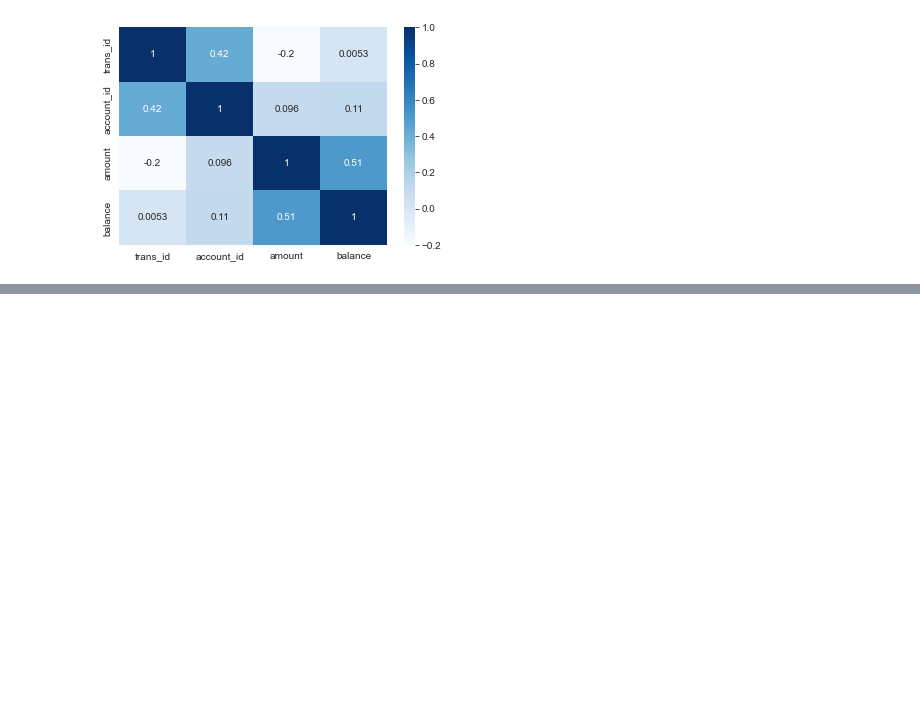
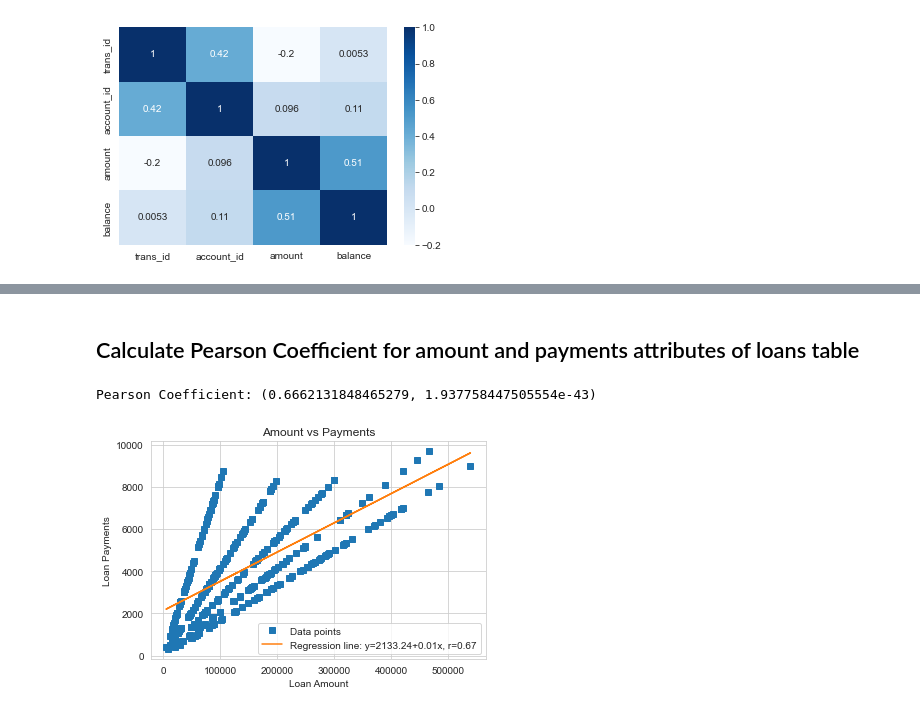
Before and after one commit to ruialves35/feup-ac, a Jupyter notebook: src/understanding/understanding.ipynb, the cells around one changed output, grey strips where cells are left out. Drawn from its saved outputs; the diff is of its cells as text; code cells hidden in the pictures; blank space fills up the shorter version.

```diff
--- a/src/understanding/understanding.ipynb
+++ b/src/understanding/understanding.ipynb
@@ -352,0 +382,15 @@ Correlation Matrix on transactions table:
+# %% [markdown]
+## Calculate Pearson Coefficient for amount and payments attributes of loans table
+# %%
+x = loan_data['amount']
+y = loan_data['payments']
+
+# calculate pearson coefficient between amount and balance attributes of transaction table
+slope, intercept, r, p, stderr = scipy.stats.linregress(x=x, y=y)
+line = f'Regression line: y={intercept:.2f}+{slope:.2f}x, r={r:.2f}'
+print(f"Pearson Coefficient: {scipy.stats.pearsonr(x, y)}")
+
+plot_pearson(x, y, 'Loan Amount', 'Loan Payments', line, 'Amount vs Payments', intercept, slope)
+# %% [output]
+Pearson Coefficient: (0.6662131848465279, 1.937758447505554e-43)
+[figure, added]
```
Also changed, not shown: parts of 8 cells of this notebook.
